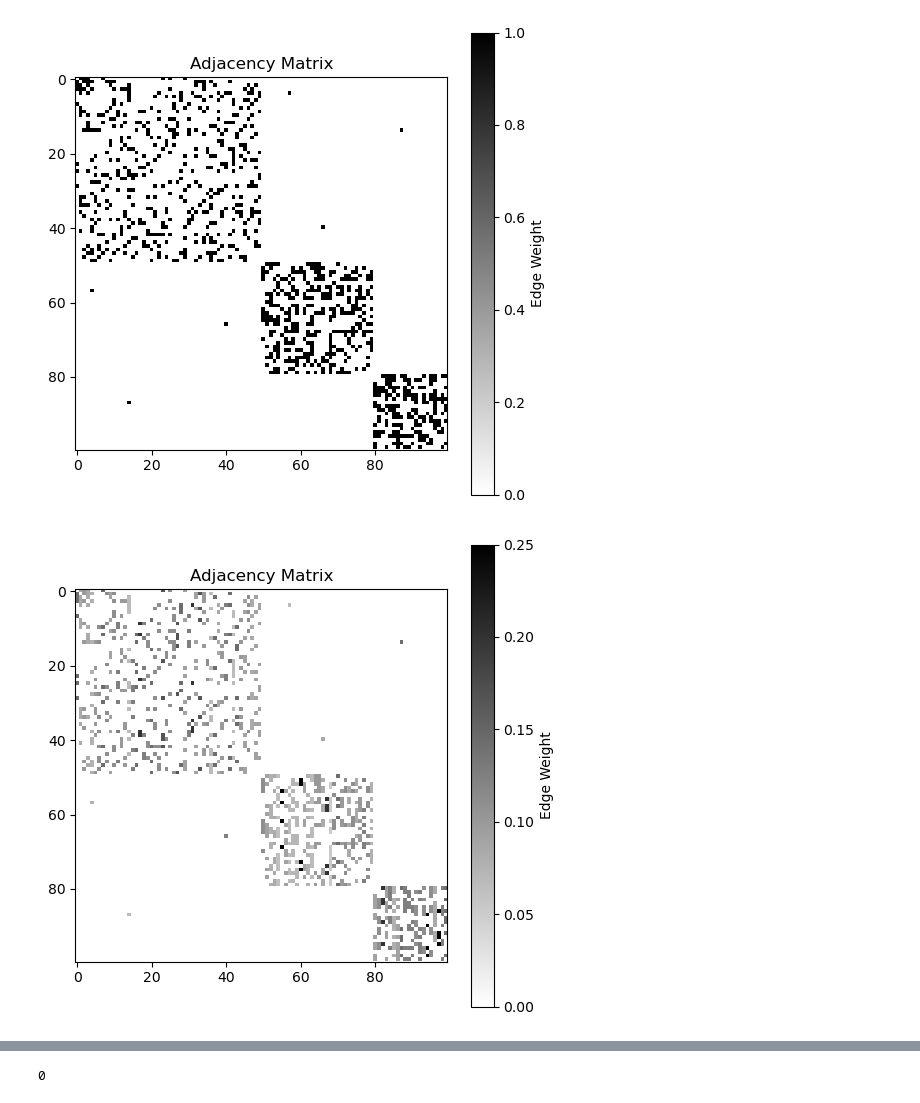
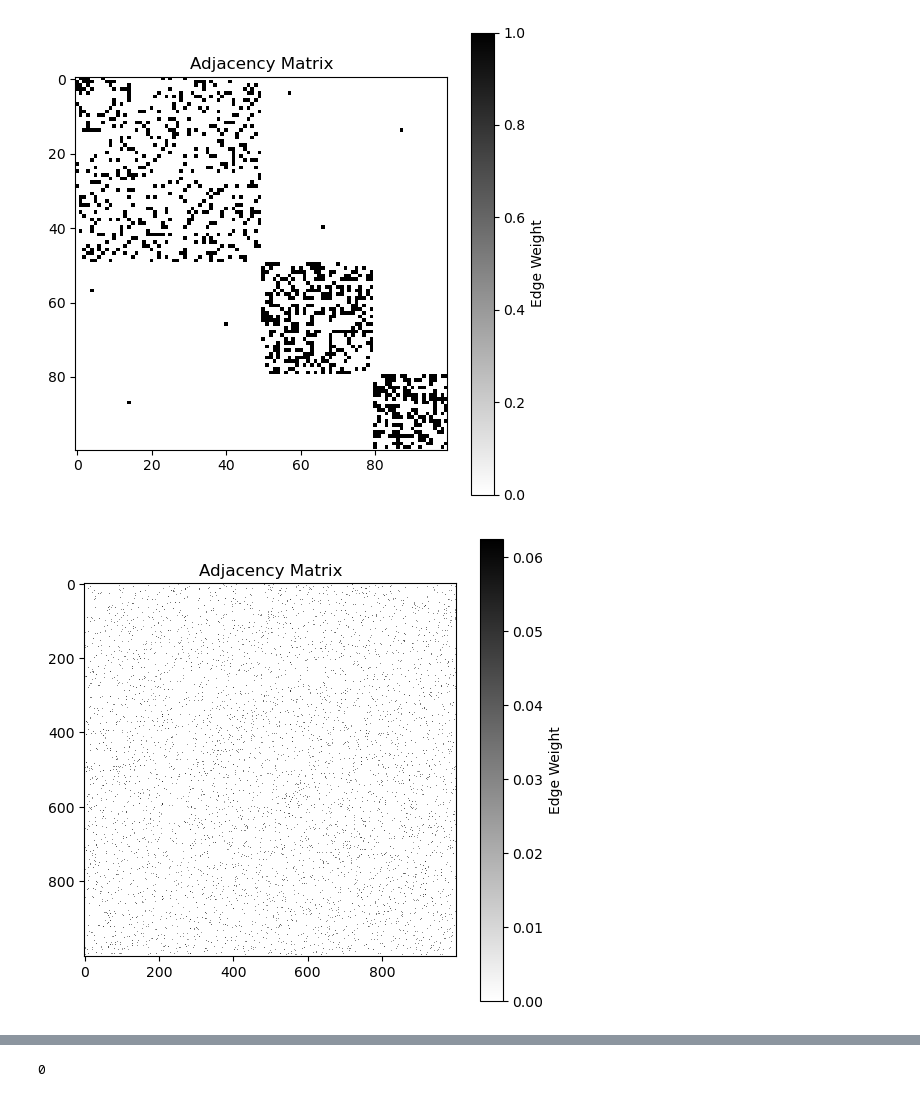
Before and after one commit to FraDurazzi/CNLab, a Jupyter notebook: 02_centrality_measures_and_markov_process.ipynb, the cells around one changed output, grey strips where cells are left out. Saved outputs shown, nothing was run; the diff lists cells and outputs as text; code cells hidden in the pictures.

```diff
--- a/02_centrality_measures_and_markov_process.ipynb
+++ b/02_centrality_measures_and_markov_process.ipynb
@@ -81,7 +86,7 @@ Graph with 1005 nodes and 16706 edges
 # %% [output]
 0.03311331787278746
 # %%
-A_ER=erdos_renyi(1000,0.033,symmetric=False)
+A_ER=erdos_renyi(1000,0.033,symmetric=True)
 plot_adjacency_matrix(A_ER)
 G_ER=nx.Graph(A_ER)
 print(G_ER)
@@ -198,8 +205,8 @@ plot_adjacency_matrix(A_SBM)
 # %% [output]
 [figure]
 # %%
-T = A_SBM/np.sum(A_SBM,axis=1)
+T = A_ER/np.sum(A_ER,axis=0)
 plot_adjacency_matrix(T)
 print(sum(T[:,0]))
 # %% [output]
-[figure, old version]
+[figure, new version]
```
Also changed, not shown: parts of 15 cells of this notebook.
